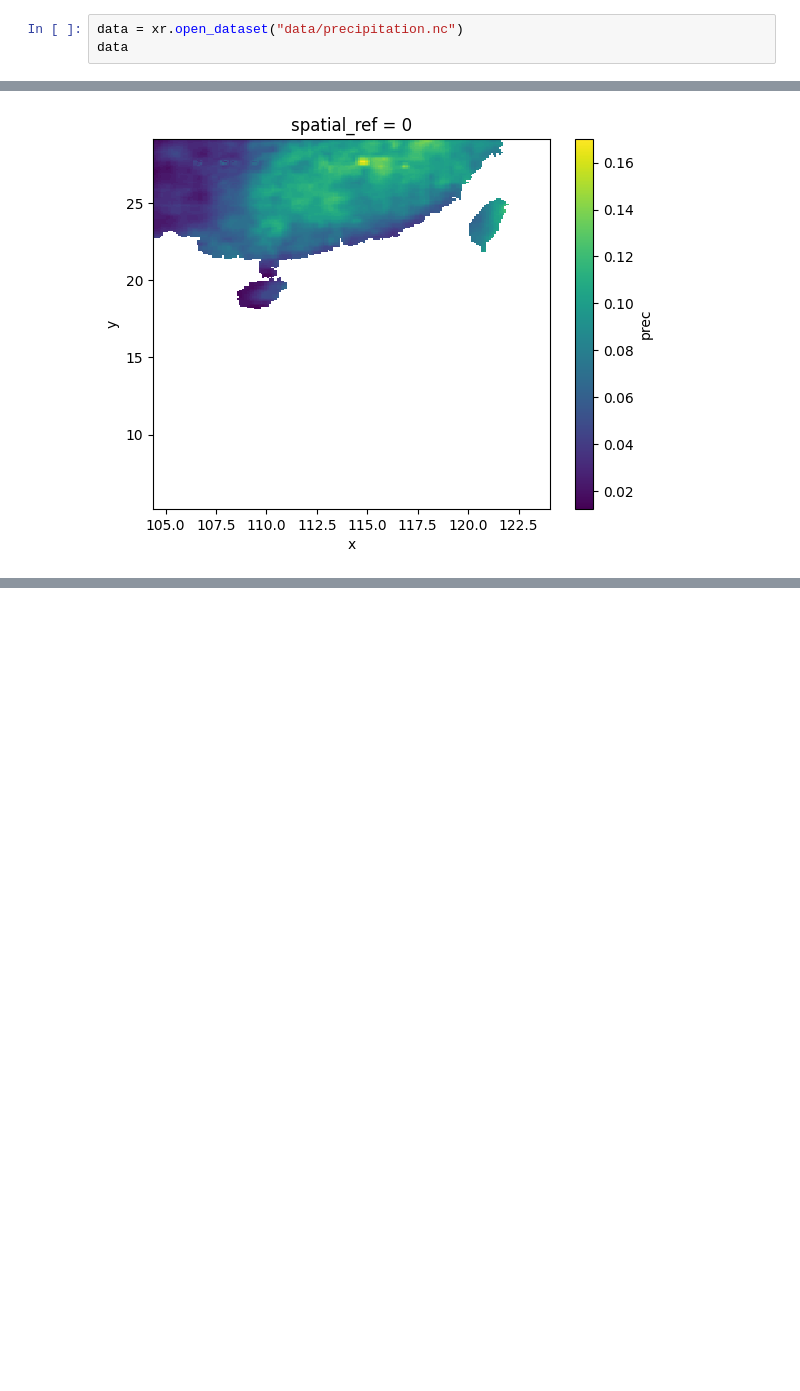
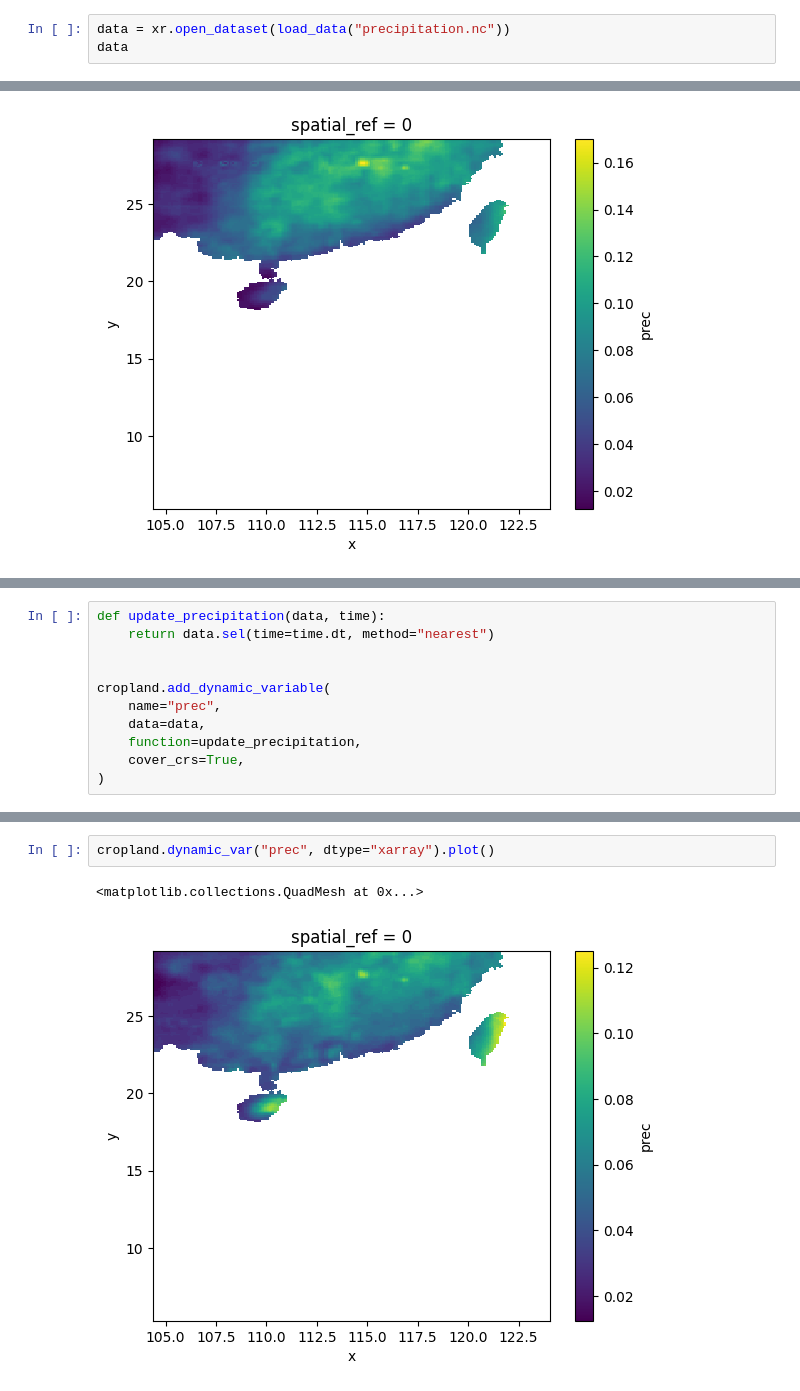
Before and after one commit to SongshGeoLab/ABSESpy, a Jupyter notebook: docs/tutorial/advanced/geodata.ipynb, the cells around one changed output, grey strips where cells are left out. Saved outputs shown, nothing was run; the diff lists cells and outputs as text; blank space fills up the shorter version.

```diff
--- a/docs/tutorial/advanced/geodata.ipynb
+++ b/docs/tutorial/advanced/geodata.ipynb
@@ -125,5 +128,5 @@ cropland.get_xarray().plot()
 # %%
-data = xr.open_dataset("data/precipitation.nc")
+data = xr.open_dataset(load_data("precipitation.nc"))
 data
 # %% [output]
 <xarray.Dataset>
@@ -172,0 +184,11 @@ cropland.get_xarray("prec").plot()
+# %%
+def update_precipitation(data, time):
+    return data.sel(time=time.dt, method="nearest")
+
+
+cropland.add_dynamic_variable(
+    name="prec",
+    data=data,
+    function=update_precipitation,
+    cover_crs=True,
+)
@@ -172,0 +214,5 @@ cropland.get_xarray("prec").plot()
+# %%
+cropland.dynamic_var("prec", dtype="xarray").plot()
+# %% [output]
+<matplotlib.collections.QuadMesh at 0x...>
+[figure, added]
```
Also changed, not shown: parts of 6 cells of this notebook, 10 other files.
